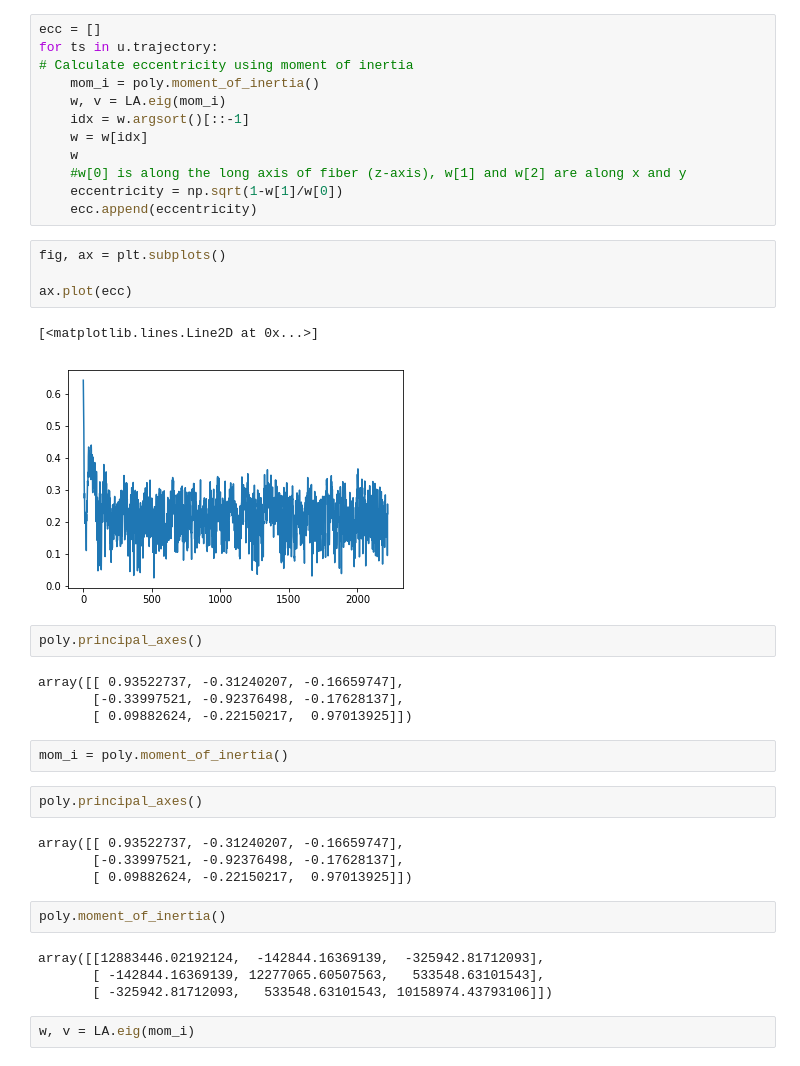
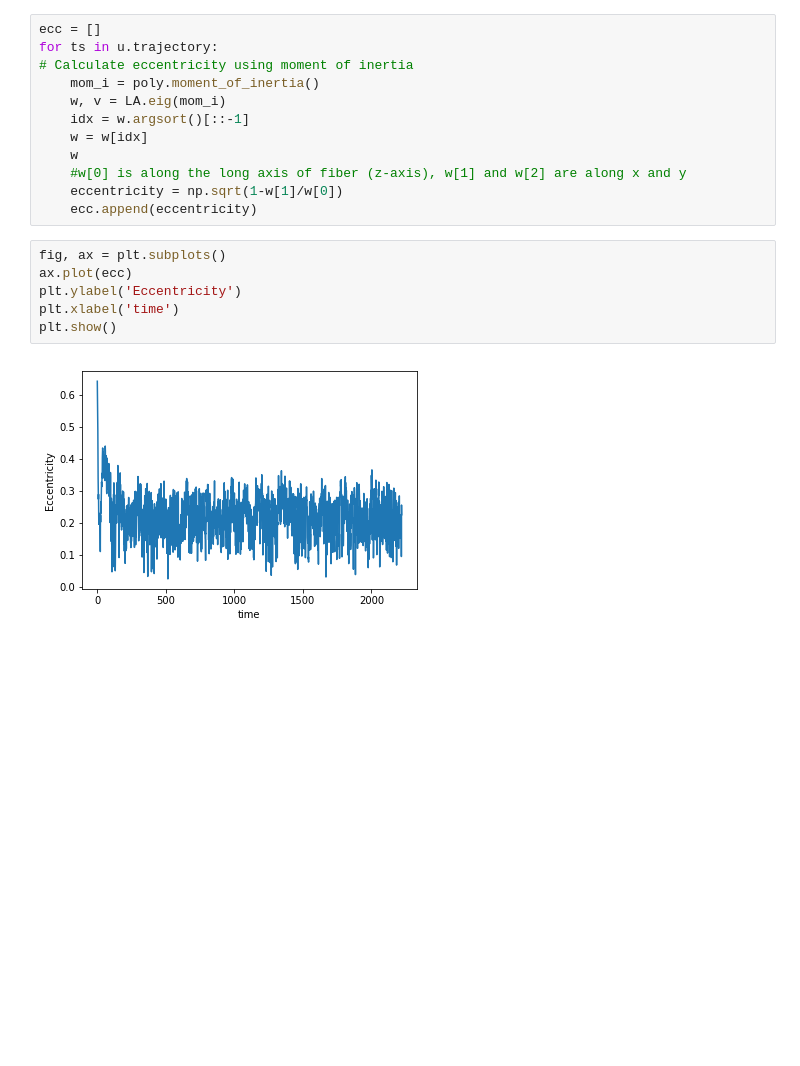
Before and after one commit to MDAnalysis/WorkshopHackathon2018, a Jupyter notebook: 04_Tutorial2/CG_fiber_tutorial.ipynb, the cells around one changed output. Cells and saved outputs as stored; diff of their text form; blank space fills up the shorter version.

```diff
--- a/04_Tutorial2/CG_fiber_tutorial.ipynb
+++ b/04_Tutorial2/CG_fiber_tutorial.ipynb
@@ -397,30 +322,9 @@ for ts in u.trajectory:
     ecc.append(eccentricity)
 # %%
 fig, ax = plt.subplots()
-
 ax.plot(ecc)
+plt.ylabel('Eccentricity')
+plt.xlabel('time')
+plt.show()
 # %% [output]
-[<matplotlib.lines.Line2D at 0x...>]
-[figure, old version]
+[figure, new version]
-# %%
-poly.principal_axes()
-# %% [output]
-array([[ 0.93522737, -0.31240207, -0.16659747],
-       [-0.33997521, -0.92376498, -0.17628137],
-       [ 0.09882624, -0.22150217,  0.97013925]])
-# %%
-mom_i = poly.moment_of_inertia()
-# %%
-poly.principal_axes()
-# %% [output]
-array([[ 0.93522737, -0.31240207, -0.16659747],
-       [-0.33997521, -0.92376498, -0.17628137],
-       [ 0.09882624, -0.22150217,  0.97013925]])
-# %%
-poly.moment_of_inertia()
-# %% [output]
-array([[12883446.02192124,  -142844.16369139,  -325942.81712093],
-       [ -142844.16369139, 12277065.60507563,   533548.63101543],
-       [ -325942.81712093,   533548.63101543, 10158974.43793106]])
-# %%
-w, v = LA.eig(mom_i)
```
Also changed, not shown: parts of 41 cells of this notebook.
